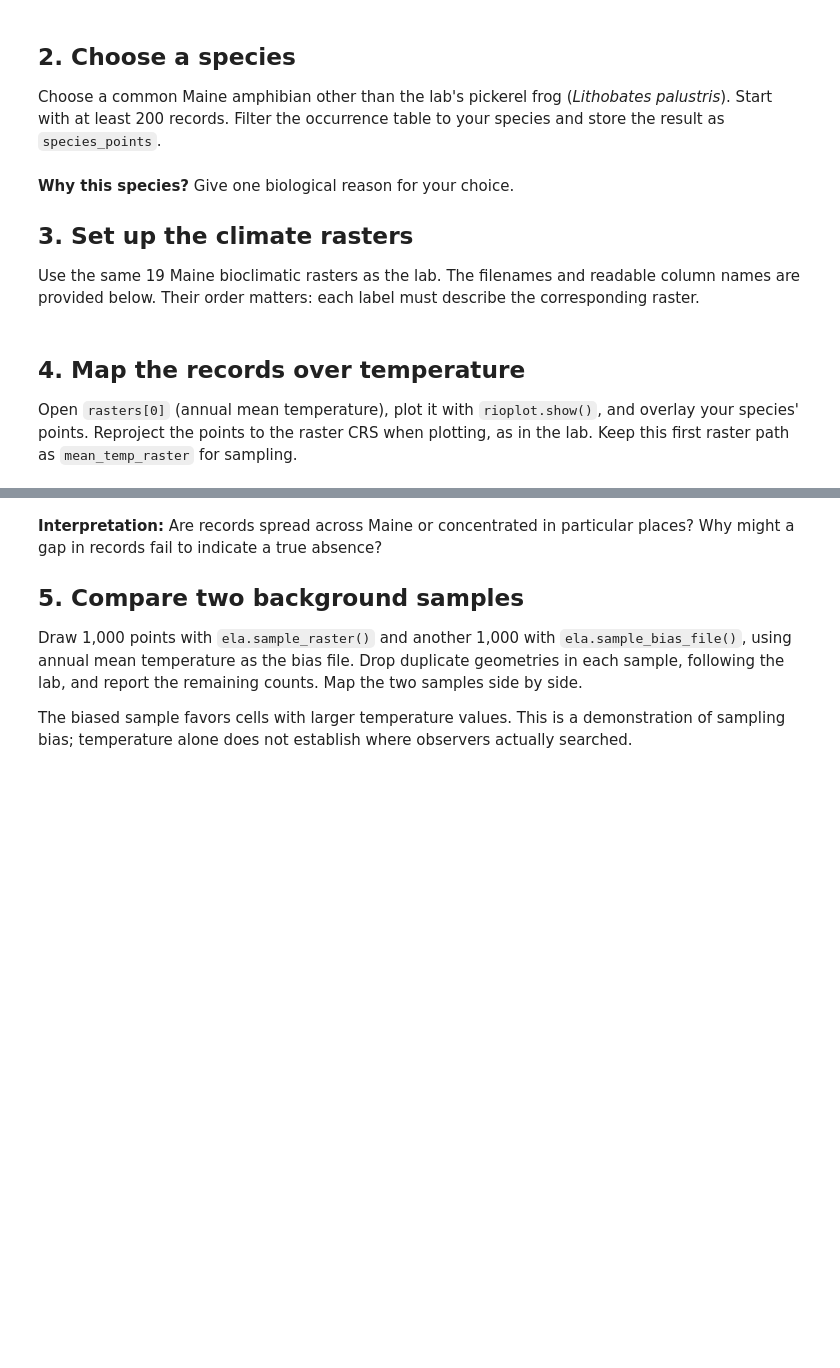
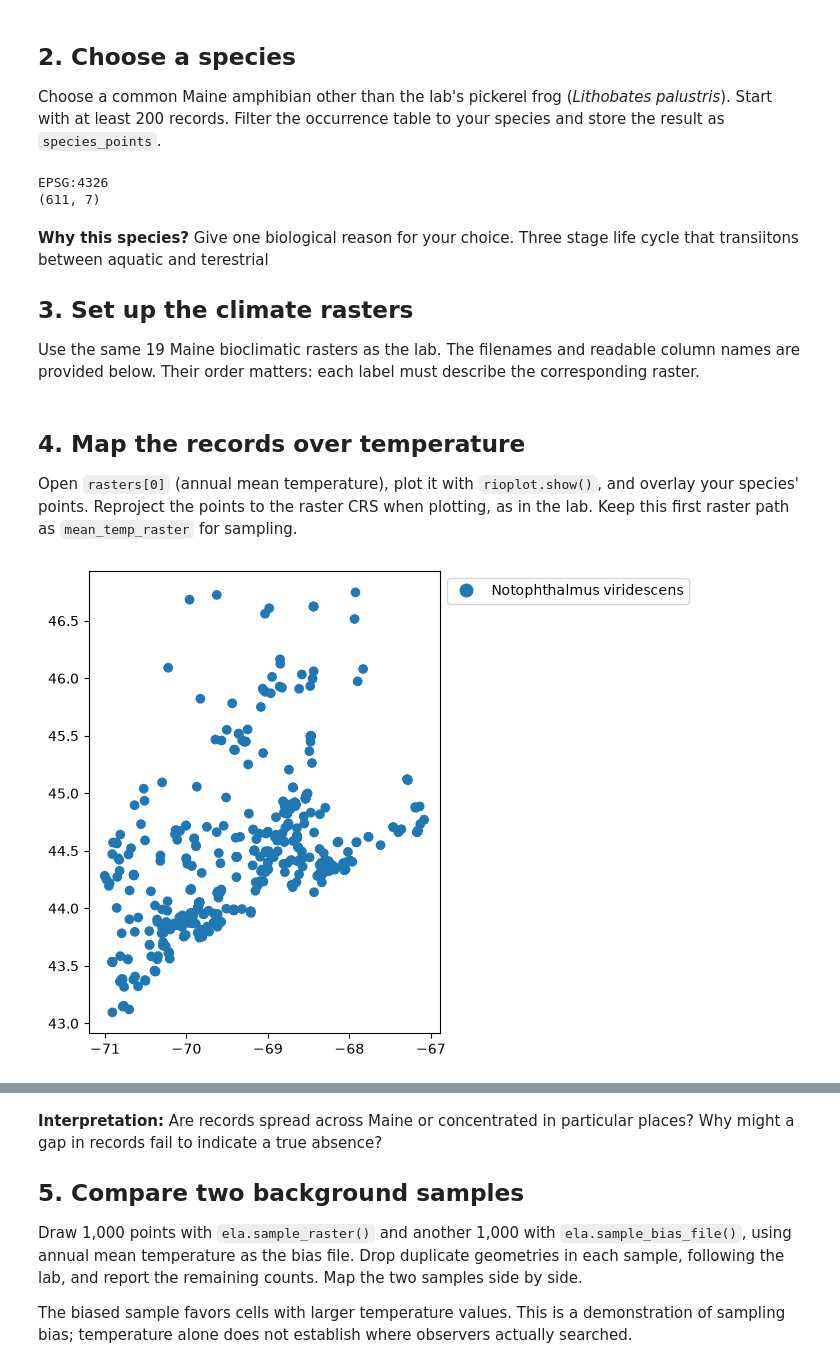
Before and after one commit to carlycoughlin-ux/BIO597-SpatialBiodiversity, a Jupyter notebook: docs/assignments/Assignment-08-SDM-Software.ipynb, the cells around one changed output, grey strips where cells are left out. Saved outputs shown, nothing was run; the diff lists cells and outputs as text; code cells hidden in the pictures; blank space fills up the shorter version.

```diff
--- a/docs/assignments/Assignment-08-SDM-Software.ipynb
+++ b/docs/assignments/Assignment-08-SDM-Software.ipynb
@@ -33,13 +68,20 @@ amphibians["species"].value_counts().head(12)
 
 Choose a common Maine amphibian other than the lab's pickerel frog (*Lithobates palustris*). Start with at least 200 records. Filter the occurrence table to your species and store the result as `species_points`.
 # %%
-target_species = "YOUR SPECIES HERE"
+target_species = "Notophthalmus viridescens"
 
 # Select your species and store a copy as species_points.
+species_points = amphibians[amphibians["species"] == "Notophthalmus viridescens"]
+
 # Print the record count and coordinate reference system.
+print (species_points.crs)
+print (species_points.shape)
+# %% [output]
+EPSG:4326
+(611, 7)
 # %% [markdown]
 **Why this species?** Give one biological reason for your choice.
-
+Three stage life cycle that transiitons between aquatic and terestrial
 ## 3. Set up the climate rasters
 
 Use the same 19 Maine bioclimatic rasters as the lab. The filenames and readable column names are provided below. Their order matters: each label must describe the corresponding raster.
@@ -72,6 +114,17 @@ labels = list(bioclim_names.values())
 ## 4. Map the records over temperature
 
 Open `rasters[0]` (annual mean temperature), plot it with `rioplot.show()`, and overlay your species' points. Reproject the points to the raster CRS when plotting, as in the lab. Keep this first raster path as `mean_temp_raster` for sampling.
+# %%
+# plot the points geographically by species
+fig, ax = plt.subplots(figsize=(6,6))
+sp = species_points.plot(
+    column='species',
+    ax=ax,
+    legend=True,
+    legend_kwds={"bbox_to_anchor": (1, 1)}
+)
+# %% [output]
+[figure, added]
 # %%
 mean_temp_raster = rasters[0]
 
```
Also changed, not shown: parts of 28 cells of this notebook, 8 other files.
